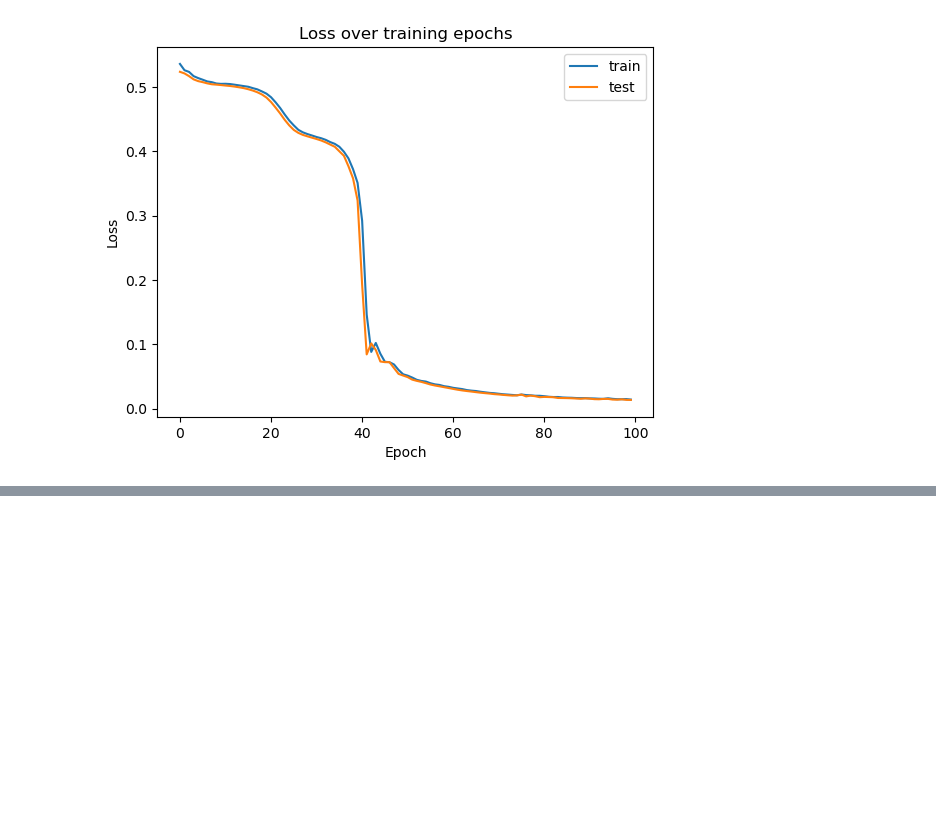
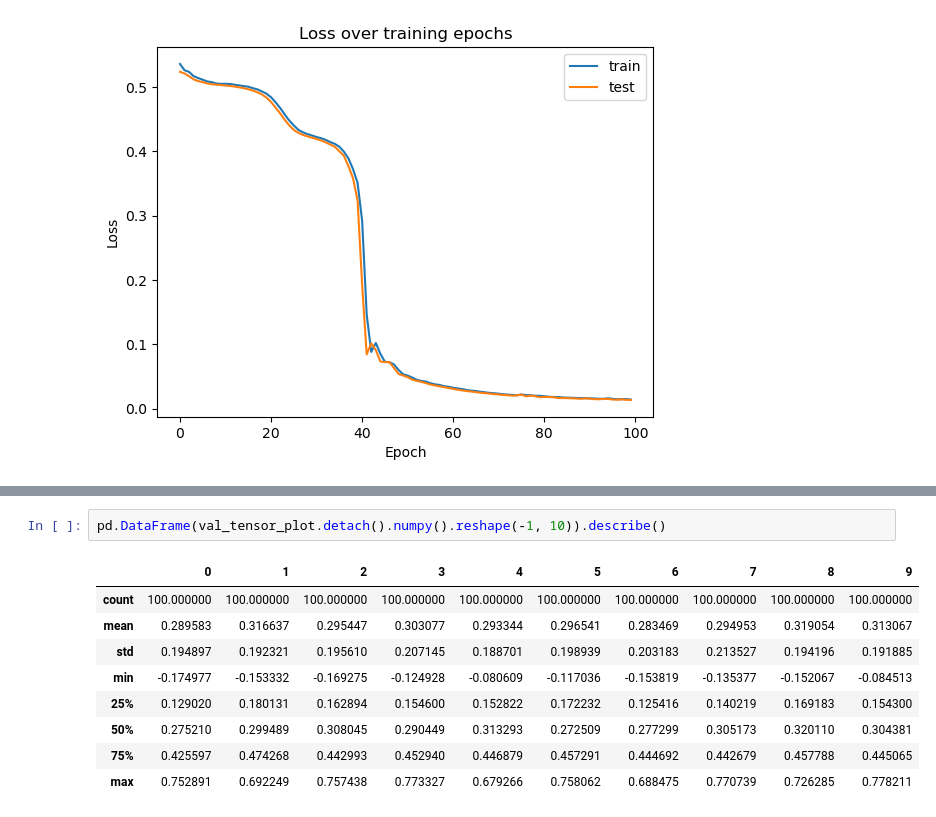
Before and after one commit to oliverangelil/ipynb, a Jupyter notebook: deep-learning/EncDec-AD.ipynb, the cells around one changed output, grey strips where cells are left out. Drawn from its saved outputs; the diff is of its cells as text; blank space fills up the shorter version.

```diff
--- a/deep-learning/EncDec-AD.ipynb
+++ b/deep-learning/EncDec-AD.ipynb
@@ -399,0 +426,12 @@ See the caveats in the documentation: https://pandas.pydata.org/pandas-docs/stab
+# %%
+pd.DataFrame(val_tensor_plot.detach().numpy().reshape(-1, 10)).describe()
+# %% [output]
+|  | 0 | 1 | 2 | 3 | 4 | 5 | 6 | 7 | 8 | 9 |
+| count | 100.000000 | 100.000000 | 100.000000 | 100.000000 | 100.000000 | 100.000000 | 100.000000 | 100.000000 | 100.000000 | 100.000000 |
+| mean | 0.289583 | 0.316637 | 0.295447 | 0.303077 | 0.293344 | 0.296541 | 0.283469 | 0.294953 | 0.319054 | 0.313067 |
+| std | 0.194897 | 0.192321 | 0.195610 | 0.207145 | 0.188701 | 0.198939 | 0.203183 | 0.213527 | 0.194196 | 0.191885 |
+| min | -0.174977 | -0.153332 | -0.169275 | -0.124928 | -0.080609 | -0.117036 | -0.153819 | -0.135377 | -0.152067 | -0.084513 |
+| 25% | 0.129020 | 0.180131 | 0.162894 | 0.154600 | 0.152822 | 0.172232 | 0.125416 | 0.140219 | 0.169183 | 0.154300 |
+| 50% | 0.275210 | 0.299489 | 0.308045 | 0.290449 | 0.313293 | 0.272509 | 0.277299 | 0.305173 | 0.320110 | 0.304381 |
+| 75% | 0.425597 | 0.474268 | 0.442993 | 0.452940 | 0.446879 | 0.457291 | 0.444692 | 0.442679 | 0.457788 | 0.445065 |
+| max | 0.752891 | 0.692249 | 0.757438 | 0.773327 | 0.679266 | 0.758062 | 0.688475 | 0.770739 | 0.726285 | 0.778211 |
```
Also changed, not shown: parts of 6 cells of this notebook.
